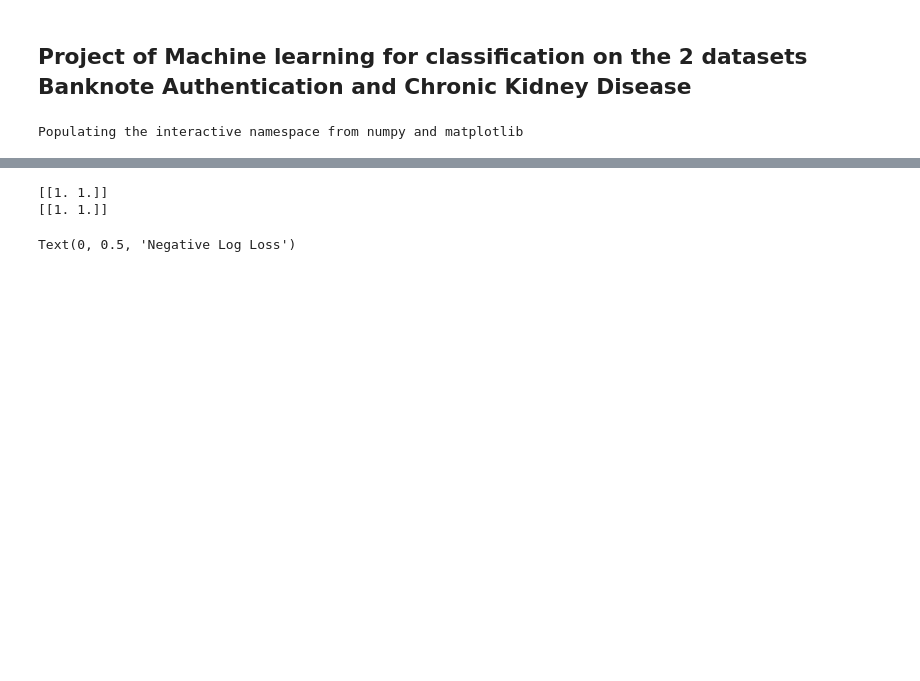
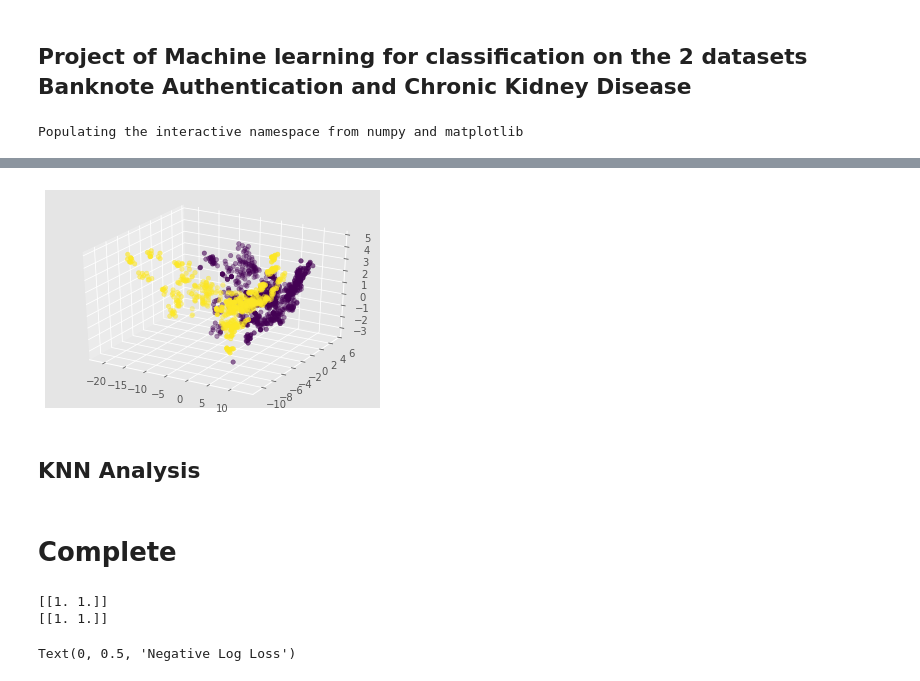
Before and after one commit to dylrachwal/MCE_Project, a Jupyter notebook: project_notebook.ipynb, the cells around one changed output, grey strips where cells are left out. Cells and saved outputs as stored; diff of their text form; code cells hidden in the pictures; blank space fills up the shorter version.

```diff
--- a/project_notebook.ipynb
+++ b/project_notebook.ipynb
@@ -46,3 +57,16 @@ X_train, X_test, Y_train, Y_test = split_data(X, Y, 900)
+# %%
+X_pca_3 = pca_evd.PCA_decomposition(3)
+# %%
+fig = plt.figure()
+ax = fig.add_subplot(projection='3d')
+ax.scatter(X_pca_3[:,0], X_pca_3[:,1], X_pca_3[:,2], c=Y)
+plt.show()
+# %% [output]
+[figure, added]
+# %% [markdown]
+## KNN Analysis
+# %% [markdown]
+# Complete
 # %%
 Y_pred = predict_SVC(X_train, X_test, Y_train)
 # %%
```
Also changed, not shown: parts of 9 cells of this notebook, 1 other file.
